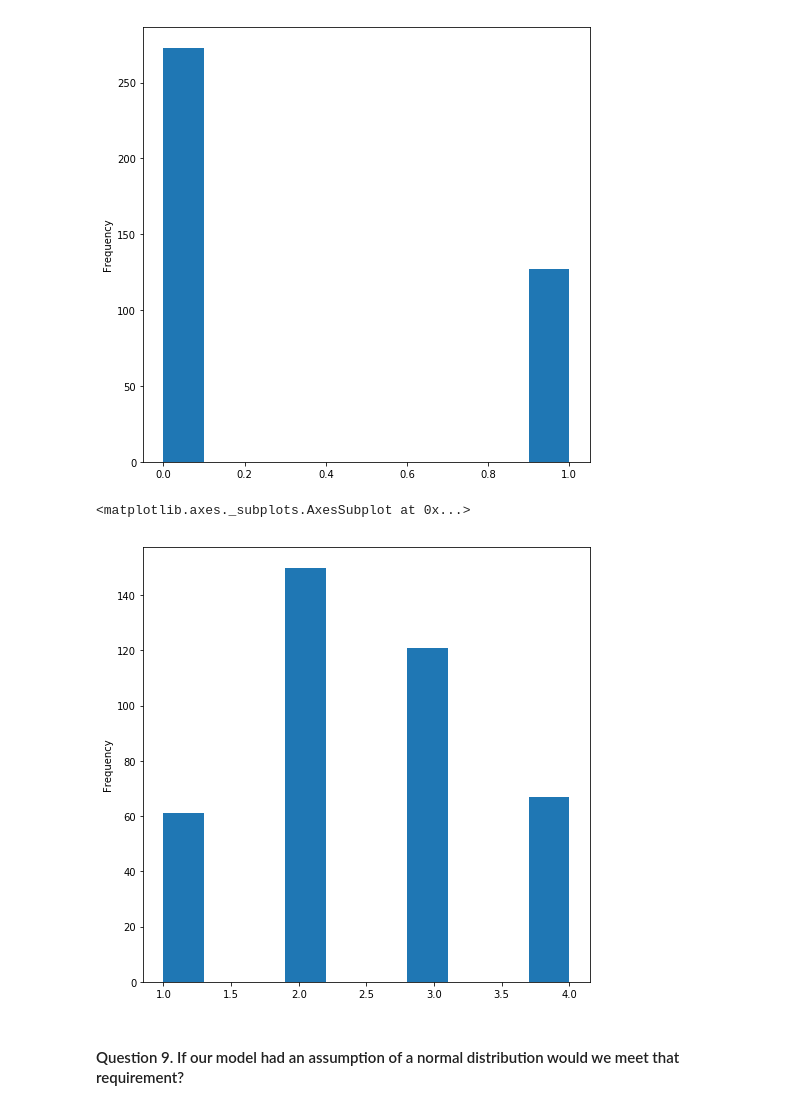
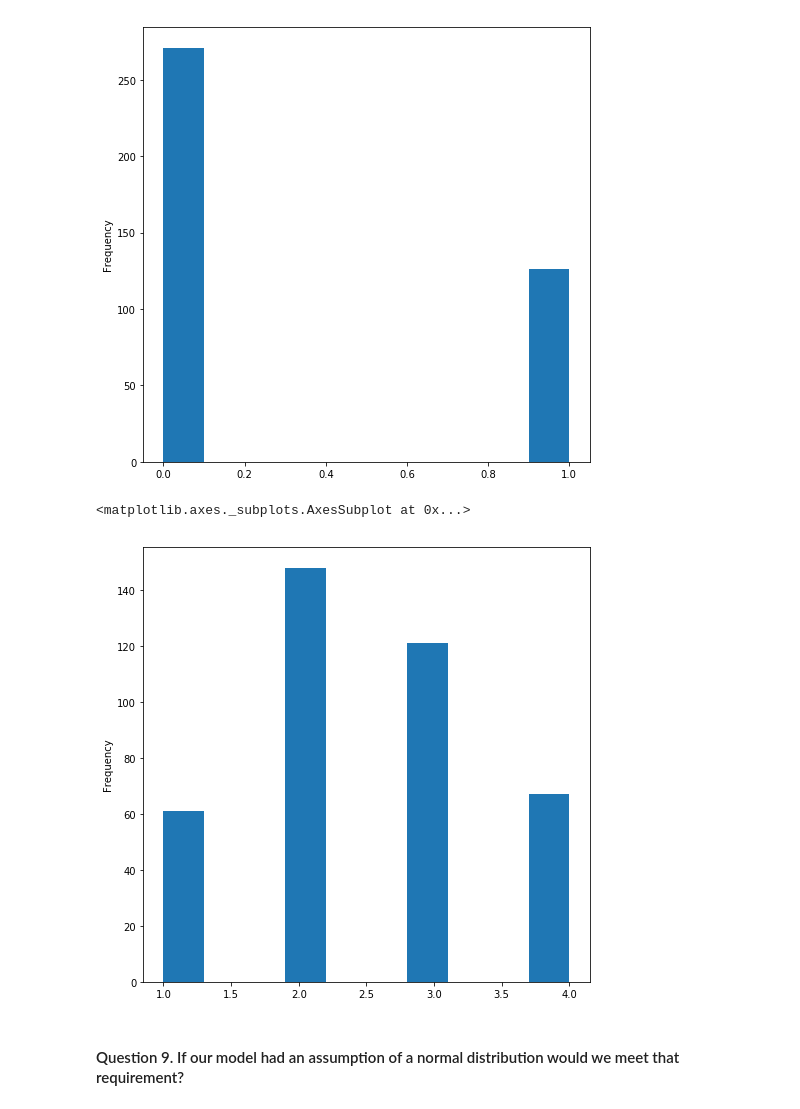
Before and after one commit to Prapakarn/DS-SF-42, a Jupyter notebook: unit-project/project-2/starter-code/project2-starter.ipynb, the cells around one changed output. Cells and saved outputs as stored; diff of their text form; code cells hidden in the pictures.

```diff
--- a/unit-project/project-2/starter-code/project2-starter.ipynb
+++ b/unit-project/project-2/starter-code/project2-starter.ipynb
@@ -79,2 +84,2 @@ dtype: int64
 # %%
-df_raw.dropna(axis=0, how='any')
+df_clean=df_raw.dropna(axis=0, how='any')
@@ -151,10 +135,10 @@ df_raw.admit.plot(kind = 'hist', figsize = (8, 8))
 <matplotlib.axes._subplots.AxesSubplot at 0x...>
 [figure]
 # %%
-df_raw.prestige.plot(kind = 'hist', figsize = (8, 8))
+df_clean.prestige.plot(kind = 'hist', figsize = (8, 8))
 # %% [output]
 <matplotlib.axes._subplots.AxesSubplot at 0x...>
-[figure, old version]
+[figure, new version]
 # %% [markdown]
 #### Question 9.  If our model had an assumption of a normal distribution would we meet that requirement?
 # %% [markdown]
```
Also changed, not shown: parts of 17 cells of this notebook, 3 other files.
